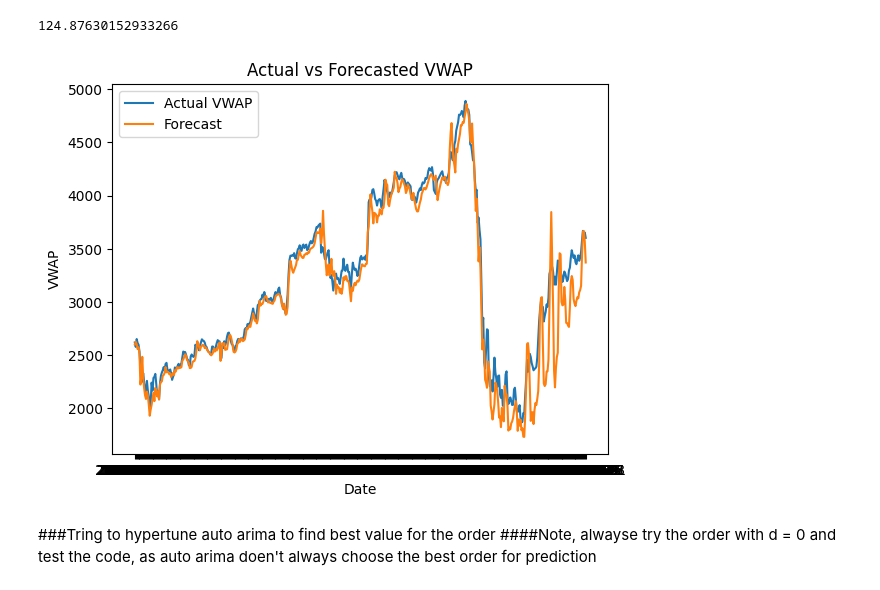
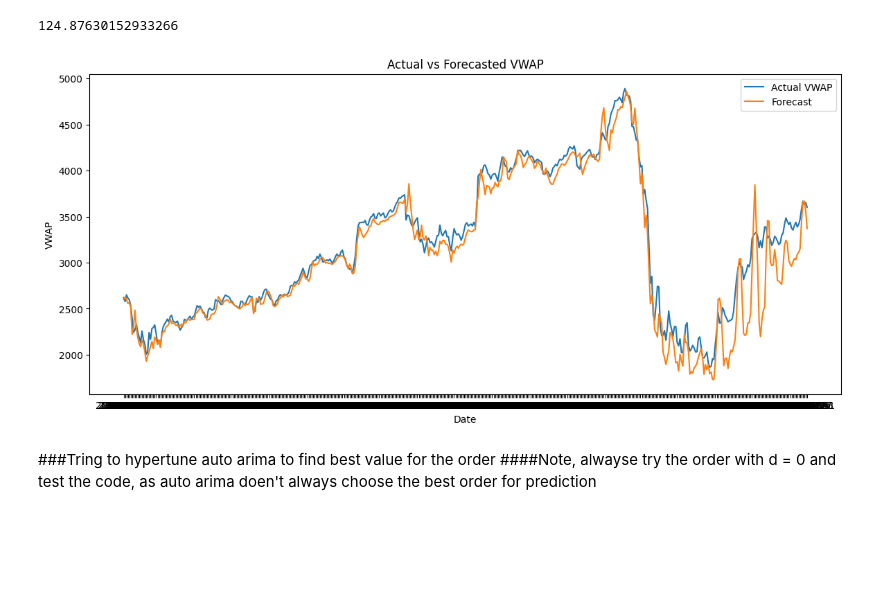
Before and after one commit to Ayakhaled200/Time_series, a Jupyter notebook: Predict_Stock_Prices_using_Automated_Time_Series_Models.ipynb, the cells around one changed output. Cells and saved outputs as stored; diff of their text form; code cells hidden in the pictures; blank space fills up the shorter version.

```diff
--- a/Predict_Stock_Prices_using_Automated_Time_Series_Models.ipynb
+++ b/Predict_Stock_Prices_using_Automated_Time_Series_Models.ipynb
@@ -291,21 +291,25 @@ mean_absolute_error(test['VWAP'],forecast)
 # %%
 import matplotlib.pyplot as plt
 
+# Create a new figure with a specified size
+plt.figure(figsize=(14, 6))  # Adjust the width and height as needed
+
 # Plot the actual VWAP values
 plt.plot(test.index, test['VWAP'], label='Actual VWAP')
+
 # Plot the forecasted values
 plt.plot(test.index, forecast, label='Forecast')
 
 # Set plot title and labels
 plt.title('Actual vs Forecasted VWAP')
 plt.xlabel('Date')
 plt.ylabel('VWAP')
 plt.legend()
 
 # Show plot
 plt.show()
 # %% [output]
-[figure, old version]
+[figure, new version]
 # %% [markdown]
 ###Tring to hypertune auto arima to find best value for the order
 ####Note, alwayse try the order with d = 0 and test the code, as auto arima doen't always choose the best order for prediction
```
Also changed, not shown: parts of 2 cells of this notebook.
